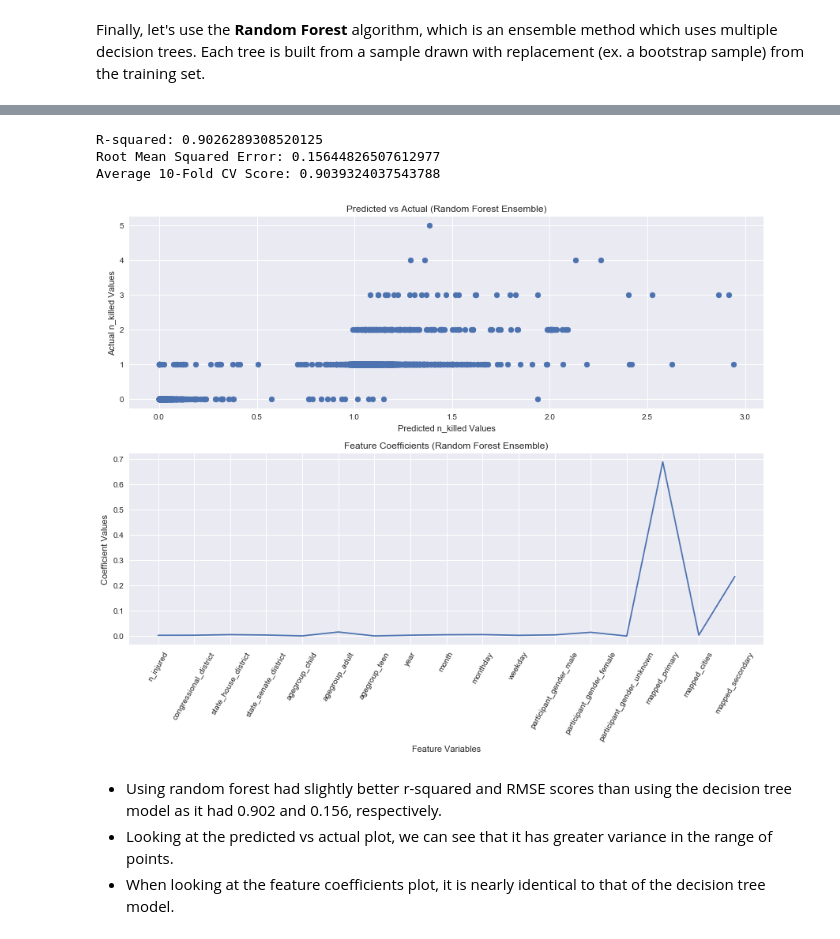
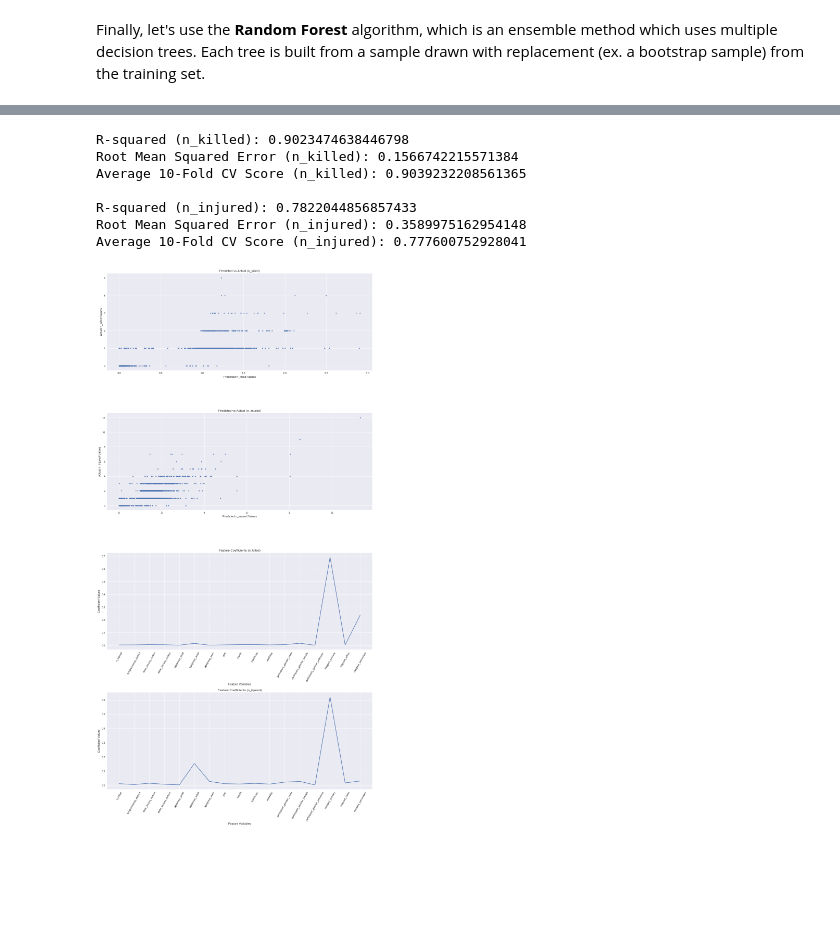
Before and after one commit to nysportsfan/Gun-Violence-in-the-US, a Jupyter notebook: Gun Violence Machine Learning.ipynb, the cells around one changed output, grey strips where cells are left out. Drawn from its saved outputs; the diff is of its cells as text; code cells hidden in the pictures; blank space fills up the shorter version.

```diff
--- a/Gun Violence Machine Learning.ipynb
+++ b/Gun Violence Machine Learning.ipynb
@@ -372,35 +776,61 @@ The best parameters are: {'n_estimators': 89, 'min_samples_split': 9, 'min_sampl
+# %%
+best_rf = rscv.best_estimator_
+y_pred = best_rf.predict(X_test)
+print('\nR-squared (n_killed): {}'.format(best_rf.score(X_test, y_test)))
+rmse = np.sqrt(mean_squared_error(y_test,y_pred))
+print("Root Mean Squared Error (n_killed): {}".format(rmse))
+cv_scores = cross_val_score(best_rf,X,y,cv=10)
+print("Average 10-Fold CV Score (n_killed): {}".format(np.mean(cv_scores)))
+
+# Do the same for n_injured
+best_rf2 = rscv2.best_estimator_
+y_pred2 = best_rf2.predict(X_test2)
+print('\nR-squared (n_injured): {}'.format(best_rf2.score(X_test2, y_test2)))
+rmse2 = np.sqrt(mean_squared_error(y_test2,y_pred2))
+print("Root Mean Squared Error (n_injured): {}".format(rmse2))
+cv_scores2 = cross_val_score(best_rf2,X2,y2,cv=10)
+print("Average 10-Fold CV Score (n_injured): {}".format(np.mean(cv_scores2)))
+# %% [output]
+R-squared (n_killed): 0.9023474638446798
+Root Mean Squared Error (n_killed): 0.1566742215571384
+Average 10-Fold CV Score (n_killed): 0.9039232208561365
+
+R-squared (n_injured): 0.7822044856857433
+Root Mean Squared Error (n_injured): 0.3589975162954148
+Average 10-Fold CV Score (n_injured): 0.777600752928041
 # %%
-best_rf = rscv.best_estimator_
-y_pred = best_rf.predict(X_test)
-print('\nR-squared: {}'.format(best_rf.score(X_test, y_test)))
-rmse = np.sqrt(mean_squared_error(y_test,y_pred))
-print("Root Mean Squared Error: {}".format(rmse))
-cv_scores = cross_val_score(best_rf,X,y,cv=10)
-print("Average 10-Fold CV Score: {}".format(np.mean(cv_scores)))
-
-# Use a scatter plot to display the predicted vs actual values
-fig = plt.figure(figsize = (12,10))
-_ = plt.subplot(2,1,1)
-_ = plt.scatter(y_pred,y_test)
+fig = plt.figure(figsize = (15,30))
+_ = plt.subplot(4,1,1)
+_ = plt.scatter(y_pred,y_test, marker = '.')
 _ = plt.xlabel('Predicted n_killed Values')
 _ = plt.ylabel('Actual n_killed Values')
-_ = plt.title('Predicted vs Actual (Random Forest Ensemble)')
+_ = plt.title('Predicted vs Actual (n_killed)')
+
+# Do the same for n_injured
+_ = plt.subplot(4,1,2)
+_ = plt.scatter(y_pred2,y_test2, marker = '.')
+_ = plt.xlabel('Predicted n_injured Values')
+_ = plt.ylabel('Actual n_injured Values')
+_ = plt.title('Predicted vs Actual (n_injured)')
 
 # Plot the coefficients
-rf_coef = best_rf.feature_importances_
-_ = plt.subplot(2,1,2)
-_ = plt.plot(range(len(X.columns)),rf_coef)
-_ = plt.xticks(range(len(X.columns)),X,rotation=60)
+rf_coef = best_rf.named_steps['rf'].feature_importances_
+_ = plt.subplot(4,1,3)
+_ = plt.plot(range(len(X_col)),rf_coef)
+_ = plt.xticks(range(len(X_col)),X_col,rotation=60)
 _ = plt.xlabel('Feature Variables')
 _ = plt.ylabel('Coefficient Values')
-_ = plt.title('Feature Coefficients (Random Forest Ensemble)')
+_ = plt.title('Feature Coefficients (n_killed)')
+
+# Do the same for n_injured
+rf_coef2 = best_rf2.named_steps['rf'].feature_importances_
+_ = plt.subplot(4,1,4)
+_ = plt.plot(range(len(X2_col)),rf_coef2)
+_ = plt.xticks(range(len(X2_col)),X2_col,rotation=60)
+_ = plt.xlabel('Feature Variables')
+_ = plt.ylabel('Coefficient Values')
+_ = plt.title('Feature Coefficients (n_injured)')
+
 _ = plt.tight_layout()
 # %% [output]
-R-squared: 0.9026289308520125
-Root Mean Squared Error: 0.15644826507612977
-Average 10-Fold CV Score: 0.9039324037543788
-[figure, old version]
+[figure, new version]
-# %% [markdown]
-- Using random forest had slightly better r-squared and RMSE scores than using the decision tree model as it had 0.902 and 0.156, respectively.
-- Looking at the predicted vs actual plot, we can see that it has greater variance in the range of points.
-- When looking at the feature coefficients plot, it is nearly identical to that of the decision tree model.
```
Also changed, not shown: parts of 64 cells of this notebook.
